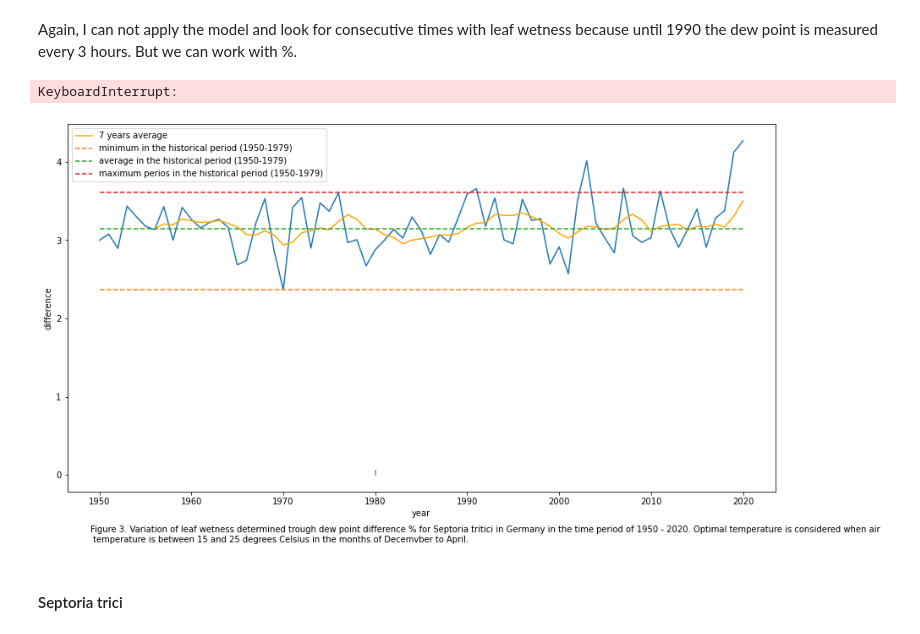
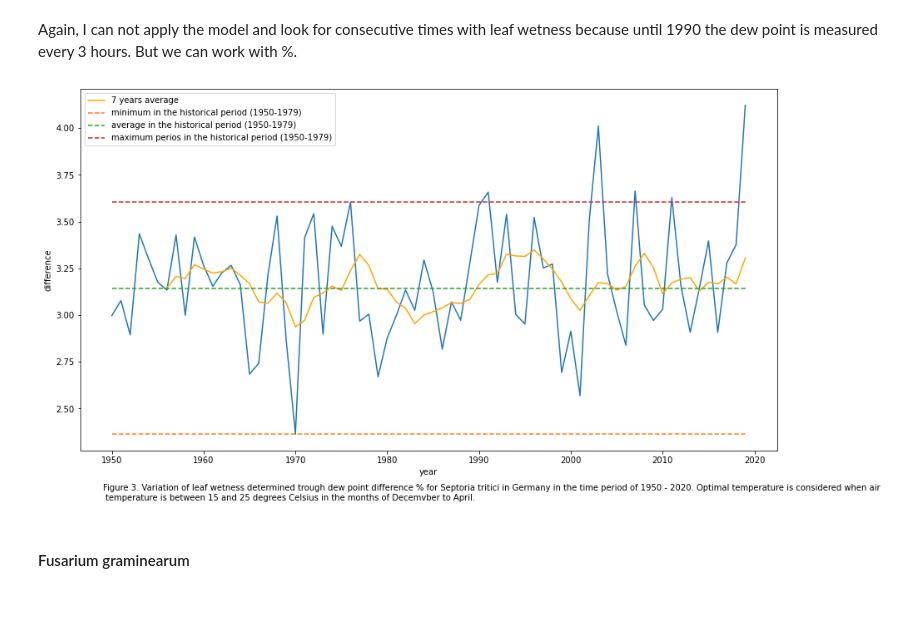
Before and after one commit to serbanradulescu/master_thesis, a Jupyter notebook: project.ipynb, the cells around one changed output. Cells and saved outputs as stored; diff of their text form; code cells hidden in the pictures; blank space fills up the shorter version.

```diff
--- a/project.ipynb
+++ b/project.ipynb
@@ -215,35 +189,10 @@ sns.lineplot(x=measures.index,y=measures.TD)
 # %% [markdown]
 Again, I can not apply the model and look for consecutive times with leaf wetness because until 1990 the dew point is measured every 3 hours. But we can work with %.
-# %%
-
-df_dpd["difference"]=df_dpd.apply(lambda x: (x['TT']- x['TD']), axis=1)
-df_dpd= df_dpd[df_dpd["month"].isin([12,1,2,3,4])]
-df_dpd = df_dpd.groupby("year").mean()
-avg50_79= df_dpd[df_dpd.index <= 1979]["difference"].mean()
-max50_79 = df_dpd[df_dpd.index <= 1979]["difference"].max()
-min50_79 = df_dpd[df_dpd.index <= 1979]["difference"].min()
-df_dpd['7yrs_average'] = df_dpd.difference.rolling(7).mean()
-# %% [output]
-KeyboardInterrupt:
-# %%
-
-plt.figure(figsize = (15,8))
-
-sns.lineplot(x=df_dpd.index, y= df_dpd["difference"])#, label = "average yearly difference")
-sns.lineplot(x = df_dpd.index, y = df_dpd['7yrs_average'], label="7 years average", color = "orange")
-sns.lineplot(x = df_dpd.index, y = min50_79,linestyle="dashed", label="minimum in the historical period (1950-1979)")
-sns.lineplot(x = df_dpd.index, y = avg50_79,linestyle="dashed", label="average in the historical period (1950-1979)")
-sns.lineplot(x = df_dpd.index, y = max50_79, linestyle="dashed", label="maximum perios in the historical period (1950-1979)")
-
-plt.plot([1980,1980], [-0.00,0.05], lw=2, color = "0.65", label = "historical period (left)")
-
-plt.figtext(0.15, 0.021, "Figure 3. Variation of leaf wetness determined trough dew point difference % for Septoria tritici in Germany in the time period of 1950 - 2020. Optimal temperature is considered when air \n temperature is between 15 and 25 degrees Celsius in the months of Decemvber to April. " )
-plt.show()
-# %% [output]
-[figure, removed]
-# %%
-df_dpd = df4.copy()
-# %% [markdown]
-#### Septoria trici
+# %%
+plot_lw_dpd(df_dpd)
+# %% [output]
+[figure, added]
+# %% [markdown]
+#### Fusarium graminearum
 # %%
 #df_merged = pd.merge(df_airtemp,df_moisture,  how='left', left_on=['STATIONS_ID','MESS_DATUM'])#, right_on = ['RF_STD'])
```
Also changed, not shown: parts of 14 cells of this notebook, 1 other file.
